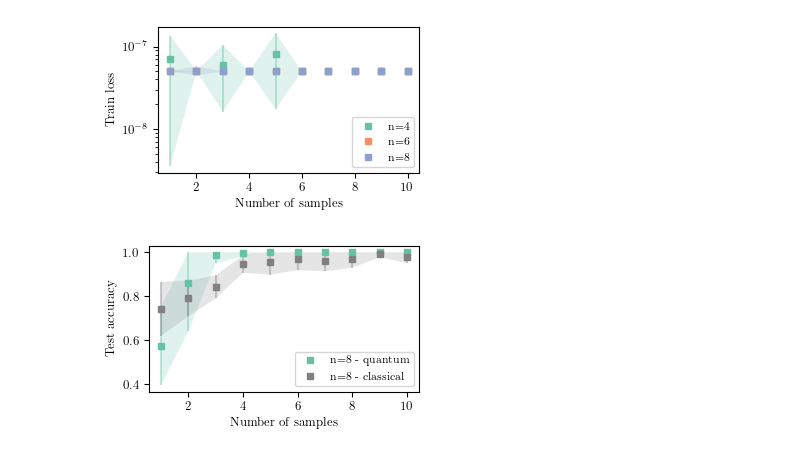
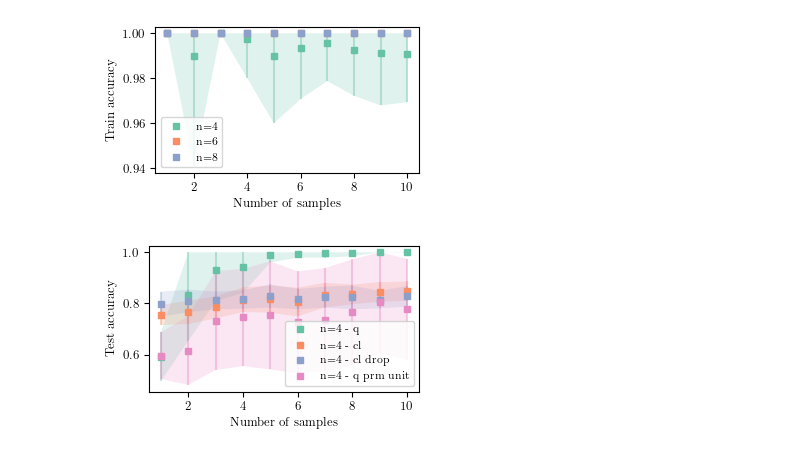
Before and after one commit to Qu-DOS/QuantumPrimer.jl, a Jupyter notebook: notebooks/plot_forrelation_paper.ipynb, the cells around one changed output. Drawn from its saved outputs; the diff is of its cells as text; code cells hidden in the pictures.

Commit message:
Add dropout runs to NN file and plot

```diff
--- a/notebooks/plot_forrelation_paper.ipynb
+++ b/notebooks/plot_forrelation_paper.ipynb
@@ -120,10 +125,11 @@ def plot_data_type(what, idx):
             ax.set_ylabel('Test accuracy')
 
     ax.legend()
-    ax.legend(loc='lower right')
+    # ax.legend(loc='lower right')
 
     if idx == 0 or idx == 2:
         ax.set_yscale('log')
+        # ax.set_ylim(1e-15, 1)
 
     plt.tight_layout()
 
@@ -138,9 +144,9 @@ def plot_data_type(what, idx):
             plt.savefig(f'../data/paper_testaccVSsamples_{what}.pdf')
 
 # Call the function with the desired string
-plot_data_type('cl', 0)
+plot_data_type('cl_dropout', 4)
 # %% [output]
-[figure, old version]
+[figure, new version]
 # %%
 # Columns: train loss (mean, std), 0, 1
 #          test loss (mean, std), 2, 3
@@ -151,7 +157,7 @@ def plot_data(n, idx):
     fig, ax = plt.subplots(figsize=(figwidth, figheight))
 
     col1 = 'C0' # '#1A839E'
-    col2 = 'gray' # '#FF9000'
+    col2 = 'C1' # '#FF9000'
     col3 = 'C2' # '#6A994E'
     col4 = 'C3' # '#6A994E'
 
@@ -160,6 +166,7 @@ def plot_data(n, idx):
     # Select the data based on the input string
     data_q = globals()[f'data_n{n}_q']
     data_cl = globals()[f'data_n{n}_cl']
+    data_cl_dropout = globals()[f'data_n{n}_cl_dropout']
 
     if n == '4':
         data_q_param_unitary = globals()[f'data_n4_q_param_unitary']
@@ -168,76 +175,86 @@ def plot_data(n, idx):
             upper_data_q_error = np.minimum(data_q[:, idx+1], 1 - data_q[:, idx])
             upper_data_q_param_unitary_error = np.minimum(data_q_param_unitary[:, idx+1], 1 - data_q_param_unitary[:, idx])
             upper_data_cl_error = np.minimum(data_cl[:, idx+1], 1 - data_cl[:, idx])
+            upper_data_cl_dropout_error = np.minimum(data_cl_dropout[:, idx+1], 1 - data_cl_dropout[:, idx])
         else:
             upper_data_q_error = data_q[:, idx+1]
             upper_data_q_param_unitary_error = data_q_param_unitary[:, idx+1]
             upper_data_cl_error = data_cl[:, idx+1]
+            upper_data_cl_dropout_error = data_cl_dropout[:, idx+1]
 
         # Plot error bars
         ax.errorbar(xx, data_q[:, idx], yerr=[data_q[:, idx+1], upper_data_q_error], fmt='none', elinewidth=1.5, ecolor=col1, alpha=0.4)
         ax.errorbar(xx, data_cl[:, idx], yerr=[data_cl[:, idx+1], upper_data_cl_error], fmt='none', elinewidth=1.5, ecolor=col2, alpha=0.4)
+        ax.errorbar(xx, data_cl_dropout[:, idx], yerr=[data_cl_dropout[:, idx+1], upper_data_cl_dropout_error], fmt='none', elinewidth=1.5, ecolor=col3, alpha=0.4)
         ax.errorbar(xx, data_q_param_unitary[:, idx], yerr=[data_q_param_unitary[:, idx+1], upper_data_q_param_unitary_error], fmt='none', elinewidth=1.5, ecolor=col4, alpha=0.4)
 
         # Plot markers
-        ax.plot(xx, data_q[:, idx], 's', markersize=5, markerfacecolor=col1, markeredgecolor=col1, alpha=1, label=f'n={n} - quantum')
-        ax.plot(xx, data_cl[:, idx], 's', markersize=5, markerfacecolor=col2, markeredgecolor=col2, alpha=1, label=f'n={n} - classical')
-        ax.plot(xx, data_q_param_unitary[:, idx], 's', markersize=5, markerfacecolor=col4, markeredgecolor=col4, alpha=1, label=f'n={n} - q param unit')
+        ax.plot(xx, data_q[:, idx], 's', markersize=5, markerfacecolor=col1, markeredgecolor=col1, alpha=1, label=f'n={n} - q')
+        ax.plot(xx, data_cl[:, idx], 's', markersize=5, markerfacecolor=col2, markeredgecolor=col2, alpha=1, label=f'n={n} - cl')
+        ax.plot(xx, data_cl_dropout[:, idx], 's', markersize=5, markerfacecolor=col3, markeredgecolor=col3, alpha=1, label=f'n={n} - cl drop')
+        ax.plot(xx, data_q_param_unitary[:, idx], 's', markersize=5, markerfacecolor=col4, markeredgecolor=col4, alpha=1, label=f'n={n} - q prm unit')
 
         # Fill between
         ax.fill_between(xx, data_q[:, idx] - data_q[:, idx+1], data_q[:, idx] + upper_data_q_error, color=col1, alpha=0.2, edgecolor='none')
         ax.fill_between(xx, data_cl[:, idx] - data_cl[:, idx+1], data_cl[:, idx] + upper_data_cl_error, color=col2, alpha=0.2, edgecolor='none')
+        ax.fill_between(xx, data_cl_dropout[:, idx] - data_cl_dropout[:, idx+1], data_cl_dropout[:, idx] + upper_data_cl_dropout_error, color=col3, alpha=0.2, edgecolor='none')
         ax.fill_between(xx, data_q_param_unitary[:, idx] - data_q_param_unitary[:, idx+1], data_q_param_unitary[:, idx] + upper_data_q_param_unitary_error, color=col4, alpha=0.2, edgecolor='none')
     else:
         # Calculate the upper errors
         if idx==4 or idx==6:
             upper_data_q_error = np.minimum(data_q[:, idx+1], 1 - data_q[:, idx])
             upper_data_cl_error = np.minimum(data_cl[:, idx+1], 1 - data_cl[:, idx])
+            upper_data_cl_dropout_error = np.minimum(data_cl_dropout[:, idx+1], 1 - data_cl_dropout[:, idx])
         else:
             upper_data_q_error = data_q[:, idx+1]
             upper_data_cl_error = data_cl[:, idx+1]
+            upper_data_cl_dropout_error = data_cl_dropout[:, idx+1]
 
         # Plot error bars
         ax.errorbar(xx, data_q[:, idx], yerr=[data_q[:, idx+1], upper_data_q_error], fmt='none', elinewidth=1.5, ecolor=col1, alpha=0.4)
         ax.errorbar(xx, data_cl[:, idx], yerr=[data_cl[:, idx+1], upper_data_cl_error], fmt='none', elinewidth=1.5, ecolor=col2, alpha=0.4)
+        ax.errorbar(xx, data_cl_dropout[:, idx], yerr=[data_cl_dropout[:, idx+1], upper_data_cl_dropout_error], fmt='none', elinewidth=1.5, ecolor=col3, alpha=0.4)
 
         # Plot markers
-        ax.plot(xx, data_q[:, idx], 's', markersize=5, markerfacecolor=col1, markeredgecolor=col1, alpha=1, label=f'n={n} - quantum')
-        ax.plot(xx, data_cl[:, idx], 's', markersize=5, markerfacecolor=col2, markeredgecolor=col2, alpha=1, label=f'n={n} - classical')
+        ax.plot(xx, data_q[:, idx], 's', markersize=5, markerfacecolor=col1, markeredgecolor=col1, alpha=1, label=f'n={n} - q')
+        ax.plot(xx, data_cl[:, idx], 's', markersize=5, markerfacecolor=col2, markeredgecolor=col2, alpha=1, label=f'n={n} - cl')
+        ax.plot(xx, data_cl_dropout[:, idx], 's', markersize=5, markerfacecolor=col3, markeredgecolor=col3, alpha=1, label=f'n={n} - cl drop')
 
         # Fill between
         ax.fill_between(xx, data_q[:, idx] - data_q[:, idx+1], data_q[:, idx] + upper_data_q_error, color=col1, alpha=0.2, edgecolor='none')
         ax.fill_between(xx, data_cl[:, idx] - data_cl[:, idx+1], data_cl[:, idx] + upper_data_cl_error, color=col2, alpha=0.2, edgecolor='none')
+        ax.fill_between(xx, data_cl_dropout[:, idx] - data_cl_dropout[:, idx+1], data_cl_dropout[:, idx] + upper_data_cl_dropout_error, color=col3, alpha=0.2, edgecolor='none')
 
     ax.set_xlabel('Number of samples')
     match idx:
         case 0:
             ax.set_ylabel('Train loss')
         case 2:
             ax.set_ylabel('Test loss')
         case 4:
             ax.set_ylabel('Train accuracy')
         case 6:
             ax.set_ylabel('Test accuracy')
 
     ax.legend()
-    ax.legend(loc='lower right')
+    # ax.legend(loc='lower right')
 
     if idx == 0 or idx == 2:
         ax.set_yscale('log')
 
     plt.tight_layout()
 
-    match idx:
-        case 0:
-            plt.savefig(f'../data/paper_trainlossVSsamples_n{n}.pdf')
-        case 2:
-            plt.savefig(f'../data/paper_testlossVSsamples_n{n}.pdf')
-        case 4:
-            plt.savefig(f'../data/paper_trainaccVSsamples_n{n}.pdf')
-        case 6:
-            plt.savefig(f'../data/paper_testaccVSsamples_n{n}.pdf')
+    # match idx:
+    #     case 0:
+    #         plt.savefig(f'../data/paper_trainlossVSsamples_n{n}.pdf')
+    #     case 2:
+    #         plt.savefig(f'../data/paper_testlossVSsamples_n{n}.pdf')
+    #     case 4:
+    #         plt.savefig(f'../data/paper_trainaccVSsamples_n{n}.pdf')
+    #     case 6:
+    #         plt.savefig(f'../data/paper_testaccVSsamples_n{n}.pdf')
 
 # Call the function with the desired string
-plot_data('8', 6)
+plot_data('4', 6)
 # %% [output]
-[figure, old version]
+[figure, new version]
```
Also changed, not shown: parts of 1 cell of this notebook, 1 other file.
